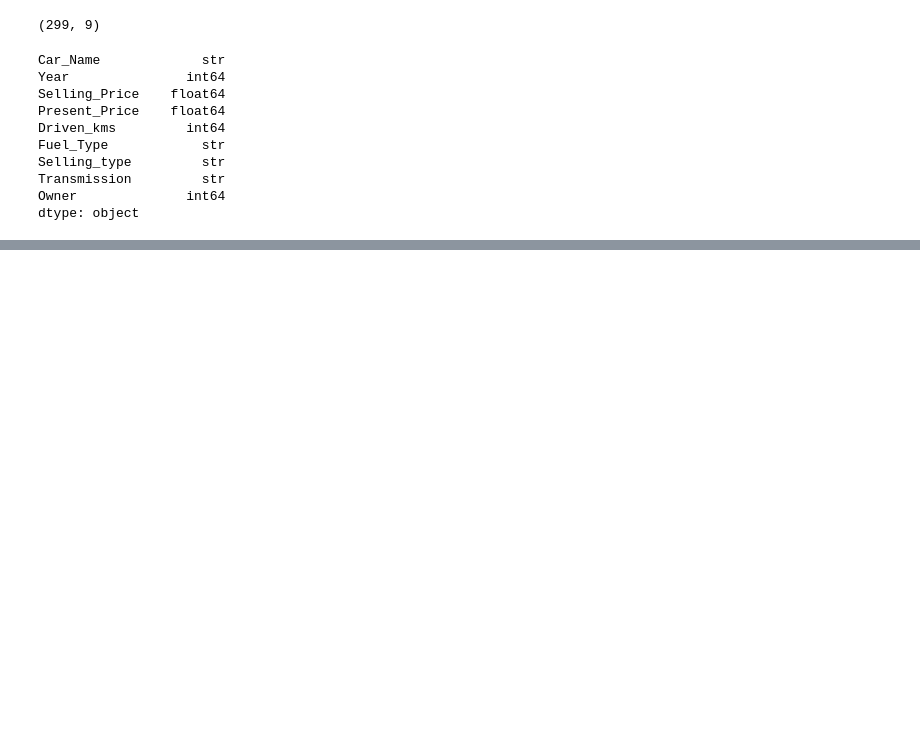
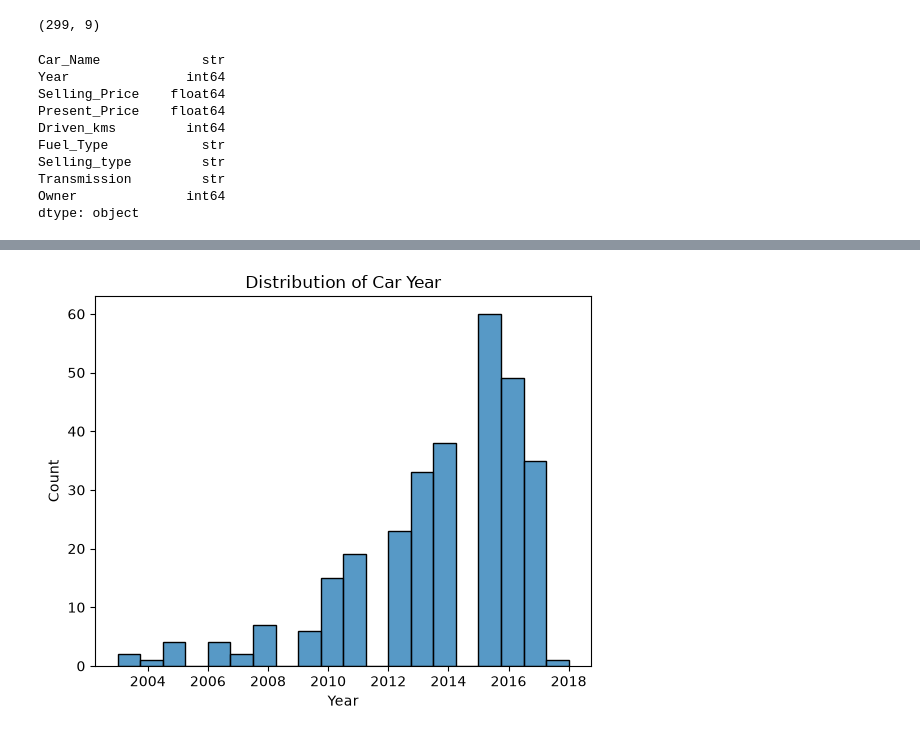
Before and after one commit to deepti3004/Car-Price-Prediction, a Jupyter notebook: car sales.ipynb, the cells around one changed output, grey strips where cells are left out. Saved outputs shown, nothing was run; the diff lists cells and outputs as text; code cells hidden in the pictures; blank space fills up the shorter version.

```diff
--- a/car sales.ipynb
+++ b/car sales.ipynb
@@ -106,0 +181,6 @@ dtype: object
+# %%
+sns.histplot(df["Year"], bins=20)
+plt.title("Distribution of Car Year")
+plt.show()
+# %% [output]
+[figure, added]
```
Also changed, not shown: parts of 24 cells of this notebook.
